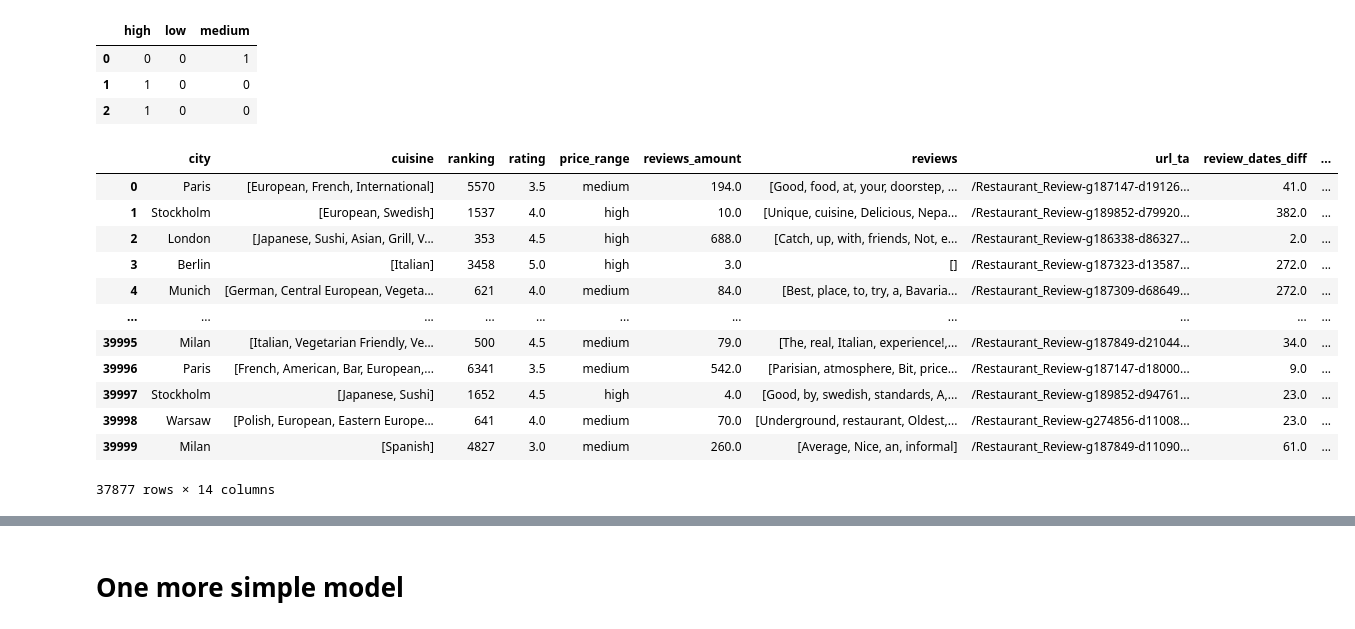
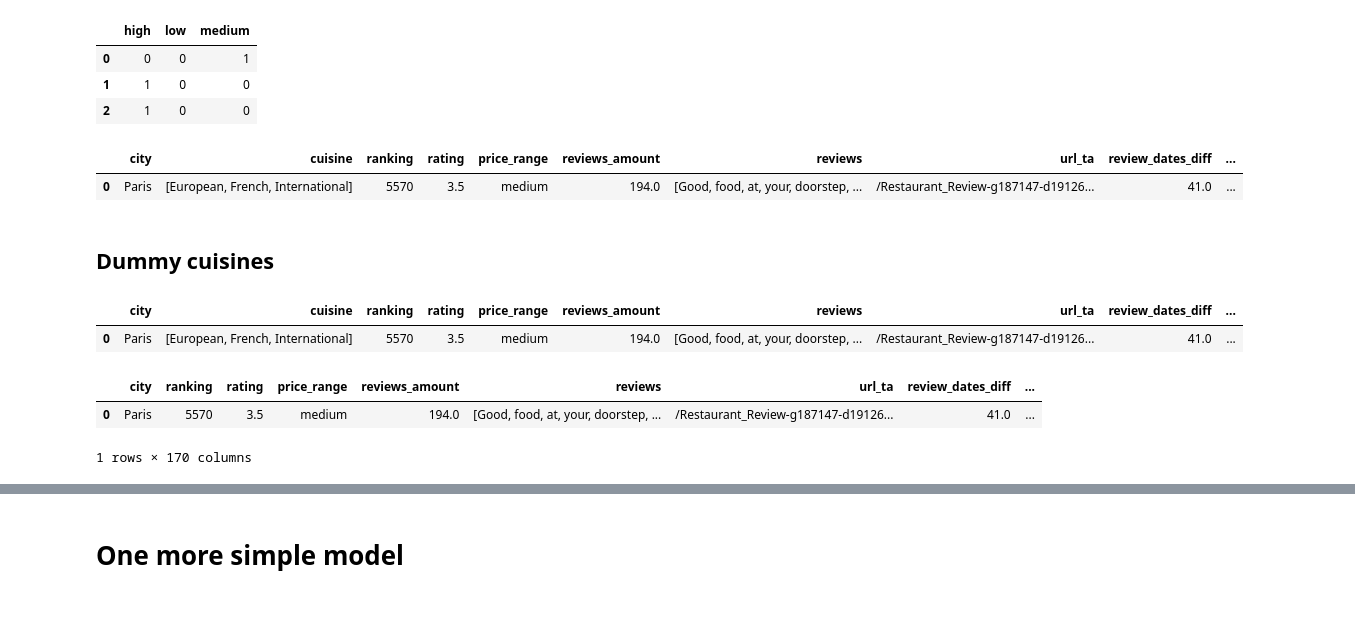
Before and after one commit to LawrenceGrigoryan/skillfactory_rds, a Jupyter notebook: module_3/Project_3. About delicious and healthy food.ipynb, the cells around one changed output, grey strips where cells are left out. Drawn from its saved outputs; the diff is of its cells as text; code cells hidden in the pictures.

```diff
--- a/module_3/Project_3. About delicious and healthy food.ipynb
+++ b/module_3/Project_3. About delicious and healthy food.ipynb
@@ -1170,0 +1237,9 @@ new_data.corr()
+# %%
+for city in cities:
+    if city in tourism.index:
+        if not pd.isna(tourism.loc[city]['2018']):
+            tourists_by_city[city] = int(tourism.loc[city]['2018'].replace(',', ''))
+        elif not pd.isna(tourism.loc[city]['2016']):
+            tourists_by_city[city] = int(tourism.loc[city]['2016'].replace(',', ''))
+    else:
+        tourists_by_city[city] = 0
@@ -1170,0 +1270,12 @@ new_data.corr()
+# %%
+tourists_by_city['Bratislava'] = 125500
+tourists_by_city['Hamburg'] = 1450000
+tourists_by_city['Zurich'] = 2240000
+tourists_by_city['Lyon'] = 6000000
+tourists_by_city['Oslo'] = 4800000
+tourists_by_city['Helsinki'] = 4000000
+tourists_by_city['Edinburgh'] = 2015000
+tourists_by_city['Geneva'] = 1050000
+tourists_by_city['Ljubljana'] = 6200000
+tourists_by_city['Luxembourg'] = 1139
+tourists_by_city['Krakow'] = 14050000
@@ -1170,0 +1304,9 @@ new_data.corr()
+# %%
+def tourists_amount(row):
+    city = row['city']
+    row['tourists'] = tourists_by_city[city]
+
+    return row
+# %%
+new_df = new_data.copy(deep=True)
+new_df = new_df.apply(tourists_amount, axis=1)
@@ -1206,19 +1388,10 @@ price_range_dummies.head(3)
 | 1 | 1 | 0 | 0 |
 | 2 | 1 | 0 | 0 |
 # %%
-concated = pd.concat([new_data, price_range_dummies], axis=1)
-concated
+concated = pd.concat([new_df, price_range_dummies], axis=1)
+concated.head(1)
 # %% [output]
 |  | city | cuisine | ranking | rating | price_range | reviews_amount | reviews | url_ta | review_dates_diff | ... |
 | 0 | Paris | [European, French, International] | 5570 | 3.5 | medium | 194.0 | [Good, food, at, your, doorstep, ... | /Restaurant_Review-g187147-d19126... | 41.0 | ... |
-| 1 | Stockholm | [European, Swedish] | 1537 | 4.0 | high | 10.0 | [Unique, cuisine, Delicious, Nepa... | /Restaurant_Review-g189852-d79920... | 382.0 | ... |
-| 2 | London | [Japanese, Sushi, Asian, Grill, V... | 353 | 4.5 | high | 688.0 | [Catch, up, with, friends, Not, e... | /Restaurant_Review-g186338-d86327... | 2.0 | ... |
-| 3 | Berlin | [Italian] | 3458 | 5.0 | high | 3.0 | [] | /Restaurant_Review-g187323-d13587... | 272.0 | ... |
-| 4 | Munich | [German, Central European, Vegeta... | 621 | 4.0 | medium | 84.0 | [Best, place, to, try, a, Bavaria... | /Restaurant_Review-g187309-d68649... | 272.0 | ... |
-| ... | ... | ... | ... | ... | ... | ... | ... | ... | ... | ... |
-| 39995 | Milan | [Italian, Vegetarian Friendly, Ve... | 500 | 4.5 | medium | 79.0 | [The, real, Italian, experience!,... | /Restaurant_Review-g187849-d21044... | 34.0 | ... |
-| 39996 | Paris | [French, American, Bar, European,... | 6341 | 3.5 | medium | 542.0 | [Parisian, atmosphere, Bit, price... | /Restaurant_Review-g187147-d18000... | 9.0 | ... |
-| 39997 | Stockholm | [Japanese, Sushi] | 1652 | 4.5 | high | 4.0 | [Good, by, swedish, standards, A,... | /Restaurant_Review-g189852-d94761... | 23.0 | ... |
-| 39998 | Warsaw | [Polish, European, Eastern Europe... | 641 | 4.0 | medium | 70.0 | [Underground, restaurant, Oldest,... | /Restaurant_Review-g274856-d11008... | 23.0 | ... |
-| 39999 | Milan | [Spanish] | 4827 | 3.0 | medium | 260.0 | [Average, Nice, an, informal] | /Restaurant_Review-g187849-d11090... | 61.0 | ... |
-37877 rows × 14 columns
+# %% [markdown]
+## Dummy cuisines
@@ -1224,0 +1400,5 @@ concated
+# %%
+concated.head(1)
+# %% [output]
+|  | city | cuisine | ranking | rating | price_range | reviews_amount | reviews | url_ta | review_dates_diff | ... |
+| 0 | Paris | [European, French, International] | 5570 | 3.5 | medium | 194.0 | [Good, food, at, your, doorstep, ... | /Restaurant_Review-g187147-d19126... | 41.0 | ... |
@@ -1224,0 +1407,6 @@ concated
+# %%
+new_concated.head(1)
+# %% [output]
+|  | city | ranking | rating | price_range | reviews_amount | reviews | url_ta | review_dates_diff | ... |
+| 0 | Paris | 5570 | 3.5 | medium | 194.0 | [Good, food, at, your, doorstep, ... | /Restaurant_Review-g187147-d19126... | 41.0 | ... |
+1 rows × 170 columns
```
Also changed, not shown: parts of 35 cells of this notebook, 1 other file.
